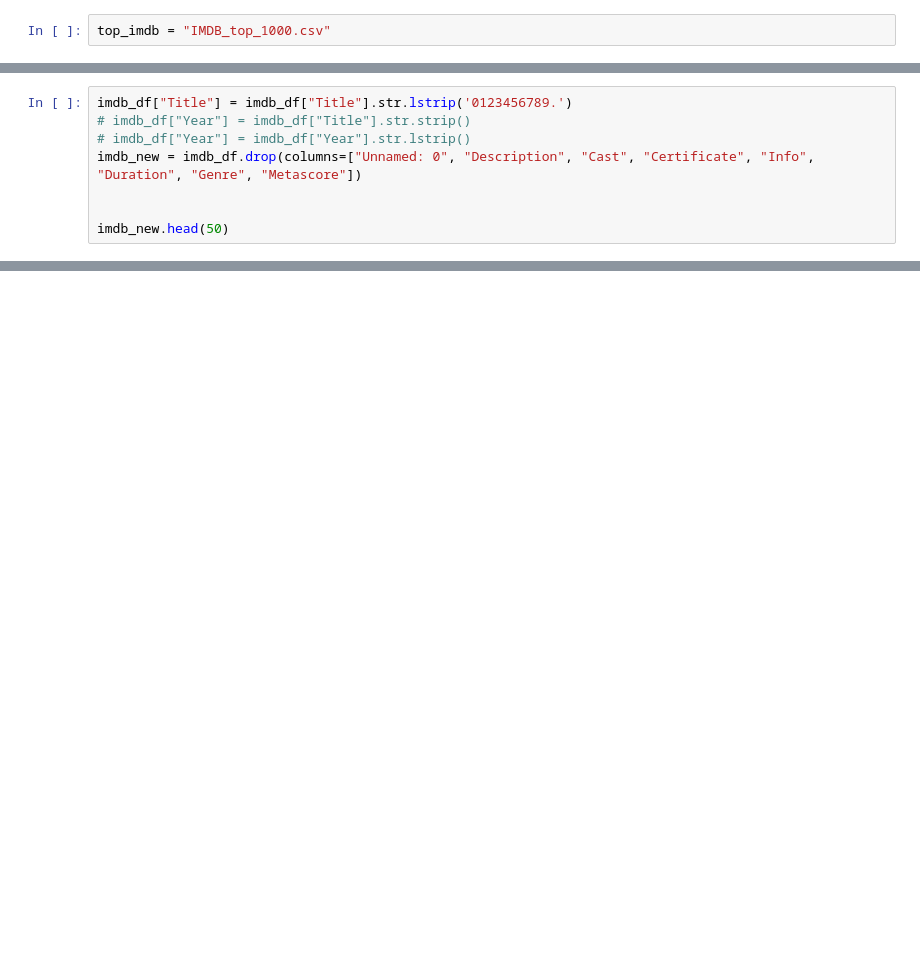
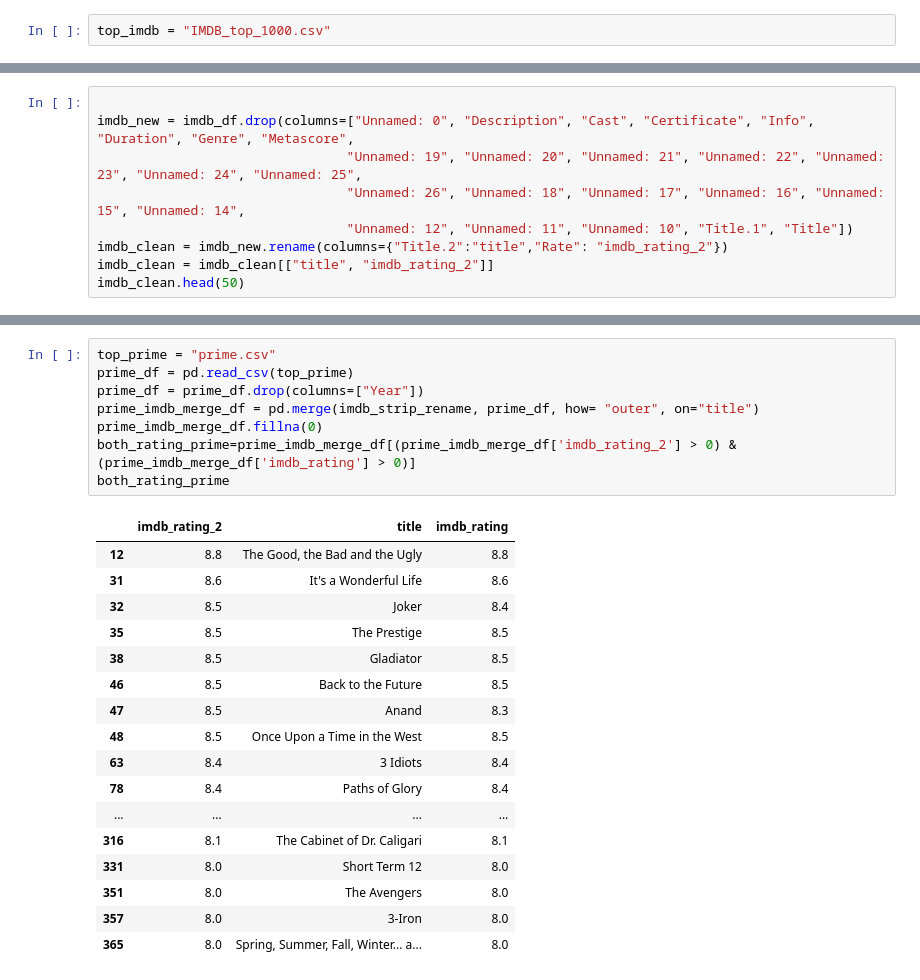
Before and after one commit to sarahmgreen88/ETL-Netflix, a Jupyter notebook: ReelGood Scrape.ipynb, the cells around one changed output, grey strips where cells are left out. Drawn from its saved outputs; the diff is of its cells as text; blank space fills up the shorter version.

```diff
--- a/ReelGood Scrape.ipynb
+++ b/ReelGood Scrape.ipynb
@@ -258,8 +396,9 @@ imdb_df.head()
 # %%
-imdb_df["Title"] = imdb_df["Title"].str.lstrip('0123456789.')
-# imdb_df["Year"] = imdb_df["Title"].str.strip()
-# imdb_df["Year"] = imdb_df["Year"].str.lstrip()
-imdb_new = imdb_df.drop(columns=["Unnamed: 0", "Description", "Cast", "Certificate", "Info", "Duration", "Genre", "Metascore"])
 
-
-imdb_new.head(50)
+imdb_new = imdb_df.drop(columns=["Unnamed: 0", "Description", "Cast", "Certificate", "Info", "Duration", "Genre", "Metascore",
+                                "Unnamed: 19", "Unnamed: 20", "Unnamed: 21", "Unnamed: 22", "Unnamed: 23", "Unnamed: 24", "Unnamed: 25",
+                                "Unnamed: 26", "Unnamed: 18", "Unnamed: 17", "Unnamed: 16", "Unnamed: 15", "Unnamed: 14",
+                                "Unnamed: 12", "Unnamed: 11", "Unnamed: 10", "Title.1", "Title"])
+imdb_clean = imdb_new.rename(columns={"Title.2":"title","Rate": "imdb_rating_2"})
+imdb_clean = imdb_clean[["title", "imdb_rating_2"]]
+imdb_clean.head(50)
@@ -282,0 +593,26 @@ netflix_imdb_merge_df
+# %%
+top_prime = "prime.csv"
+prime_df = pd.read_csv(top_prime)
+prime_df = prime_df.drop(columns=["Year"])
+prime_imdb_merge_df = pd.merge(imdb_strip_rename, prime_df, how= "outer", on="title")
+prime_imdb_merge_df.fillna(0)
+both_rating_prime=prime_imdb_merge_df[(prime_imdb_merge_df['imdb_rating_2'] > 0) & (prime_imdb_merge_df['imdb_rating'] > 0)]
+both_rating_prime
+# %% [output]
+|  | imdb_rating_2 | title | imdb_rating |
+| 12 | 8.8 | The Good, the Bad and the Ugly | 8.8 |
+| 31 | 8.6 | It's a Wonderful Life | 8.6 |
+| 32 | 8.5 | Joker | 8.4 |
+| 35 | 8.5 | The Prestige | 8.5 |
+| 38 | 8.5 | Gladiator | 8.5 |
+| 46 | 8.5 | Back to the Future | 8.5 |
+| 47 | 8.5 | Anand | 8.3 |
+| 48 | 8.5 | Once Upon a Time in the West | 8.5 |
+| 63 | 8.4 | 3 Idiots | 8.4 |
+| 78 | 8.4 | Paths of Glory | 8.4 |
+| ... | ... | ... | ... |
+| 316 | 8.1 | The Cabinet of Dr. Caligari | 8.1 |
+| 331 | 8.0 | Short Term 12 | 8.0 |
+| 351 | 8.0 | The Avengers | 8.0 |
+| 357 | 8.0 | 3-Iron | 8.0 |
+| 365 | 8.0 | Spring, Summer, Fall, Winter... a... | 8.0 |
```
Also changed, not shown: parts of 57 cells of this notebook, 5 other files.
